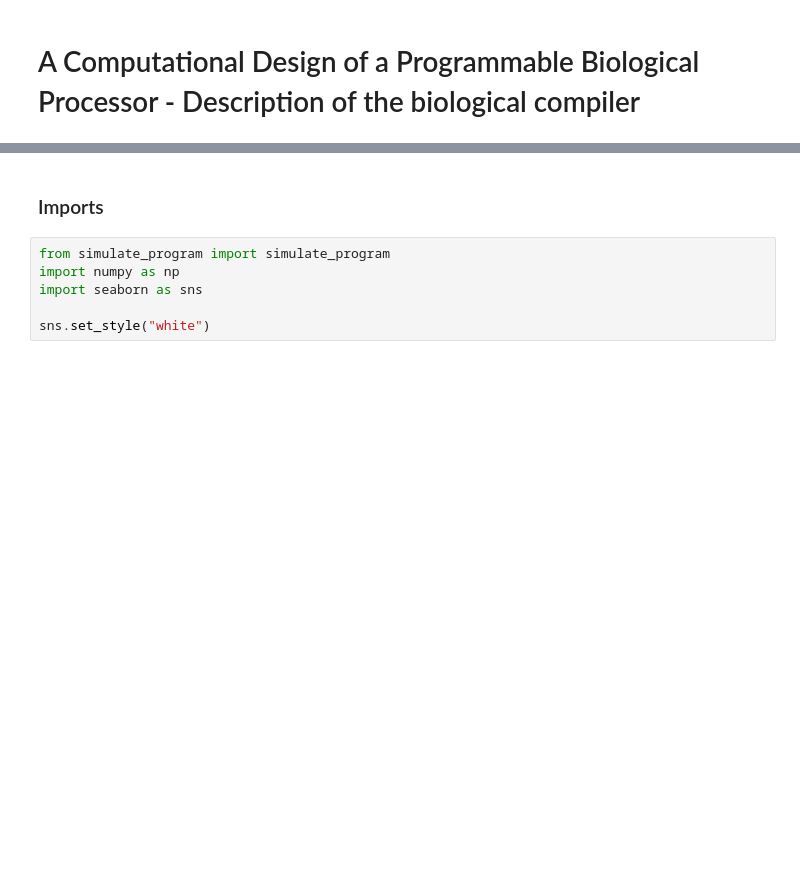
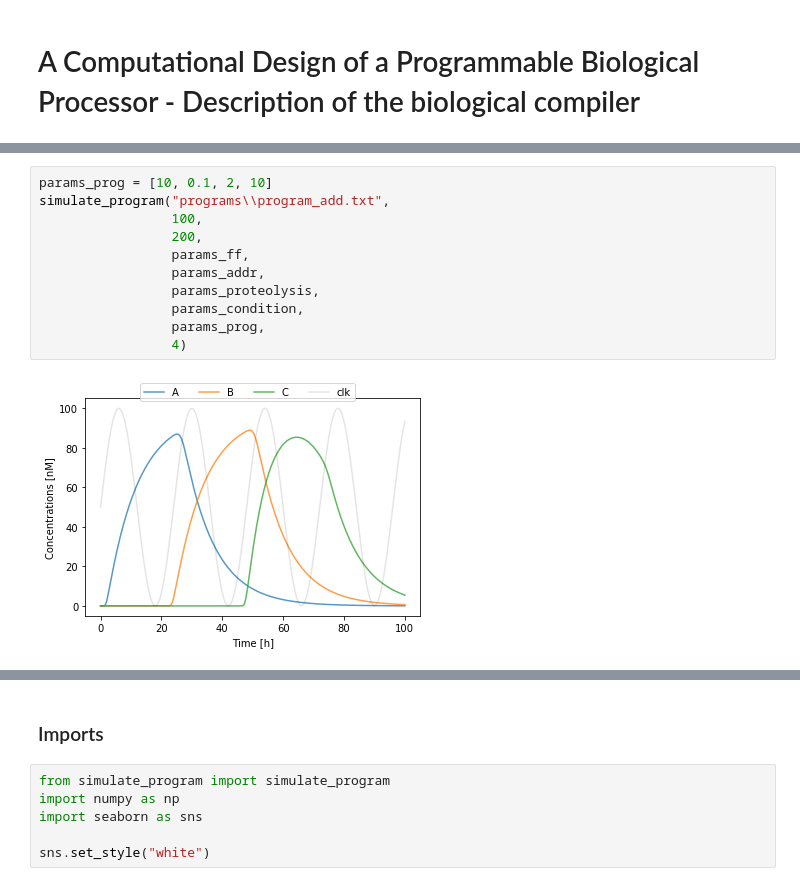
Before and after one commit to mmoskon/BioProc, a Jupyter notebook: compiler/simulate_processor.ipynb, the cells around one changed output, grey strips where cells are left out. Cells and saved outputs as stored; diff of their text form; blank space fills up the shorter version.

```diff
--- a/compiler/simulate_processor.ipynb
+++ b/compiler/simulate_processor.ipynb
@@ -3 +96,14 @@
+# %%
+params_prog = [10, 0.1, 2, 10]
+simulate_program("programs\\program_add.txt",
+                 100,
+                 200,
+                 params_ff,
+                 params_addr,
+                 params_proteolysis,
+                 params_condition,
+                 params_prog,
+                 4)
+# %% [output]
+[figure, added]
 # %% [markdown]
```
Also changed, not shown: parts of 26 cells of this notebook, 5 other files.
